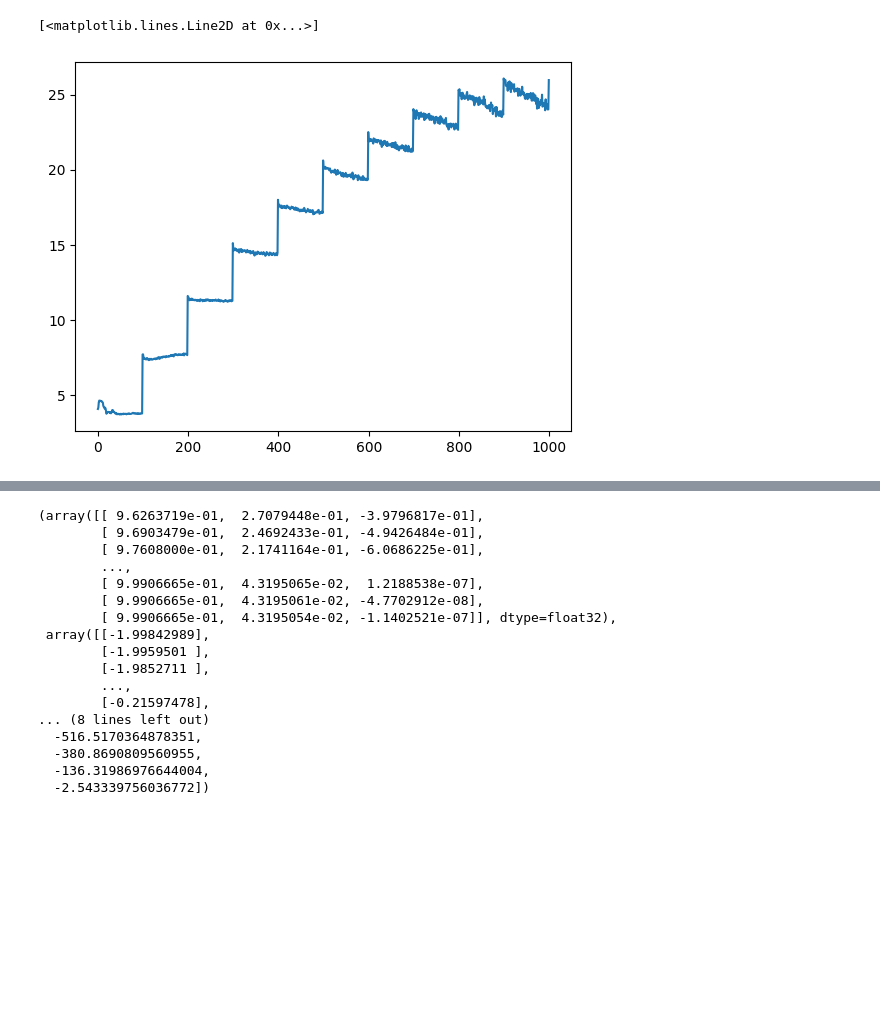
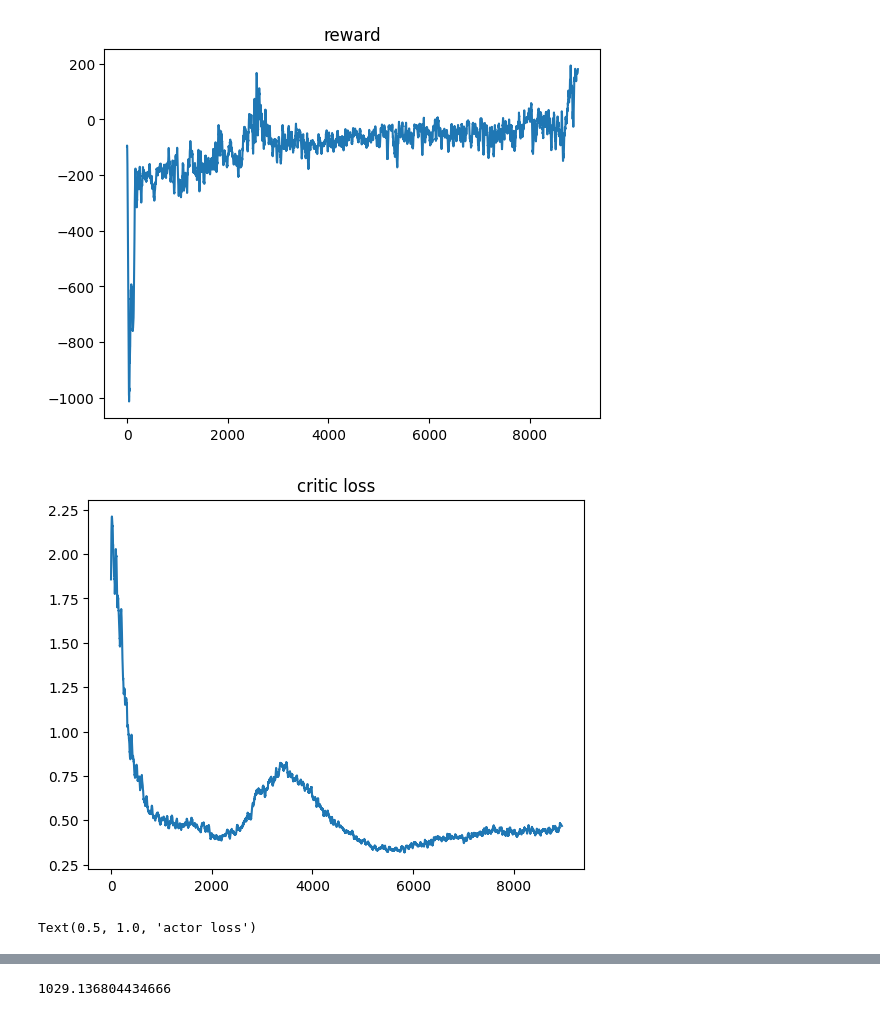
Before and after one commit to SNicolas99/RLPowerPucks, a Jupyter notebook: algorithms/td3_code_tmp/td3_lecture/test.ipynb, the cells around one changed output, grey strips where cells are left out. Cells and saved outputs as stored; diff of their text form; code cells hidden in the pictures; blank space fills up the shorter version.

Commit message:
solved lunar_lander ckpt

```diff
--- a/algorithms/td3_code_tmp/td3_lecture/test.ipynb
+++ b/algorithms/td3_code_tmp/td3_lecture/test.ipynb
@@ -11,3 +11,5 @@ env_string = "Pendulum-v1"
+# %%
+env_string = "LunarLanderContinuous-v2"
 # %%
 def run(env, agent, n_episodes=100, noise=0):
     rewards = []
@@ -39,14 +41,27 @@ def run(env, agent, n_episodes=100, noise=0):
     actions = np.asarray(actions)
     return observations, actions, rewards
 # %%
-def train(env, agent, n_episodes=1000, train_every=1):
+def train(env, agent, n_episodes=1000, train_every=1, print_every=10, noise=0.2):
     losses = []
+    ep_rewards = []
+    step_durations = []
     n_steps = n_episodes // train_every
     ep_per_step = train_every
-    for i in range(n_steps):
-        observations, actions, rewards = run(env, agent, n_episodes=ep_per_step, noise=0.2)
-        losses.append(np.mean(agent.train()))
-    return losses
+    try:
+        for i in range(n_steps):
+            start = perf_counter()
+            observations, actions, rewards = run(env, agent, n_episodes=ep_per_step, noise=noise)
+            losses.append(np.mean(agent.train(), axis=0))
+            ep_rewards.append(rewards)
+            step_durations.append(perf_counter() - start)
+            if (np.array(rewards) > 200).any():
+                print(f"Environment solved in {i*ep_per_step} episodes")
+            if i > 0 and i % print_every == 0:
+                print(f"Step {i+1}/{n_steps}, mean reward: {np.mean(rewards[-print_every:]):.2f}")
+                print(f"Avg step duration: {np.mean(step_durations[-100:]):.3f}s")
+    except KeyboardInterrupt:
+        print("Interrupted")
+    return losses, ep_rewards
 # %%
 env = gym.make(env_string)
 # %%
@@ -54,5 +69,5 @@ agent = TD3(env.observation_space, env.action_space)
 # %%
 # run(env, agent, n_episodes=100, noise=0)
 # %%
-losses = train(env, agent)
+losses, ep_rewards = train(env, agent, n_episodes=30000, print_every=100)
 # %% [output]
@@ -76,5 +91,16 @@ Mean reward: -272.5881994225121
-# %%
-plt.plot(losses)
-# %% [output]
-[<matplotlib.lines.Line2D at 0x...>]
-[figure, removed]
+# %%
+ep_rewards = np.array(ep_rewards)
+losses = np.array(losses)
+# %%
+plt.plot(savgol_filter(ep_rewards, 51, 3, axis=0), label='reward')
+plt.title('reward')
+plt.show()
+plt.plot(savgol_filter(losses[:,0], 51, 3, axis=0), label='critic loss')
+plt.title('critic loss')
+plt.show()
+plt.plot(savgol_filter(losses[:,1], 51, 3, axis=0), label='actor loss')
+plt.title('actor loss')
+# %% [output]
+[figure, added]
+[figure, added]
+Text(0.5, 1.0, 'actor loss')
@@ -107,23 +134,8 @@ def play(env_string, agent, n_episodes=10, noise=0):
     observations = np.asarray(observations)
     actions = np.asarray(actions)
     return observations, actions, rewards
-# %%
-play("Pendulum-v1", agent)
-# %% [output]
-(array([[ 9.6263719e-01,  2.7079448e-01, -3.9796817e-01],
-        [ 9.6903479e-01,  2.4692433e-01, -4.9426484e-01],
-        [ 9.7608000e-01,  2.1741164e-01, -6.0686225e-01],
-        ...,
-        [ 9.9906665e-01,  4.3195065e-02,  1.2188538e-07],
-        [ 9.9906665e-01,  4.3195061e-02, -4.7702912e-08],
-        [ 9.9906665e-01,  4.3195054e-02, -1.1402521e-07]], dtype=float32),
- array([[-1.99842989],
-        [-1.9959501 ],
-        [-1.9852711 ],
-        ...,
-        [-0.21597478],
-... (8 lines left out)
-  -516.5170364878351,
-  -380.8690809560955,
-  -136.31986976644004,
-  -2.543339756036772])
+# %%
+obs, acts, rewards = play("LunarLanderContinuous-v2", agent, n_episodes=1, noise=0)
+print(np.sum(rewards))
+# %% [output]
+1029.136804434666
```
Also changed, not shown: parts of 6 cells of this notebook, 4 other files.
